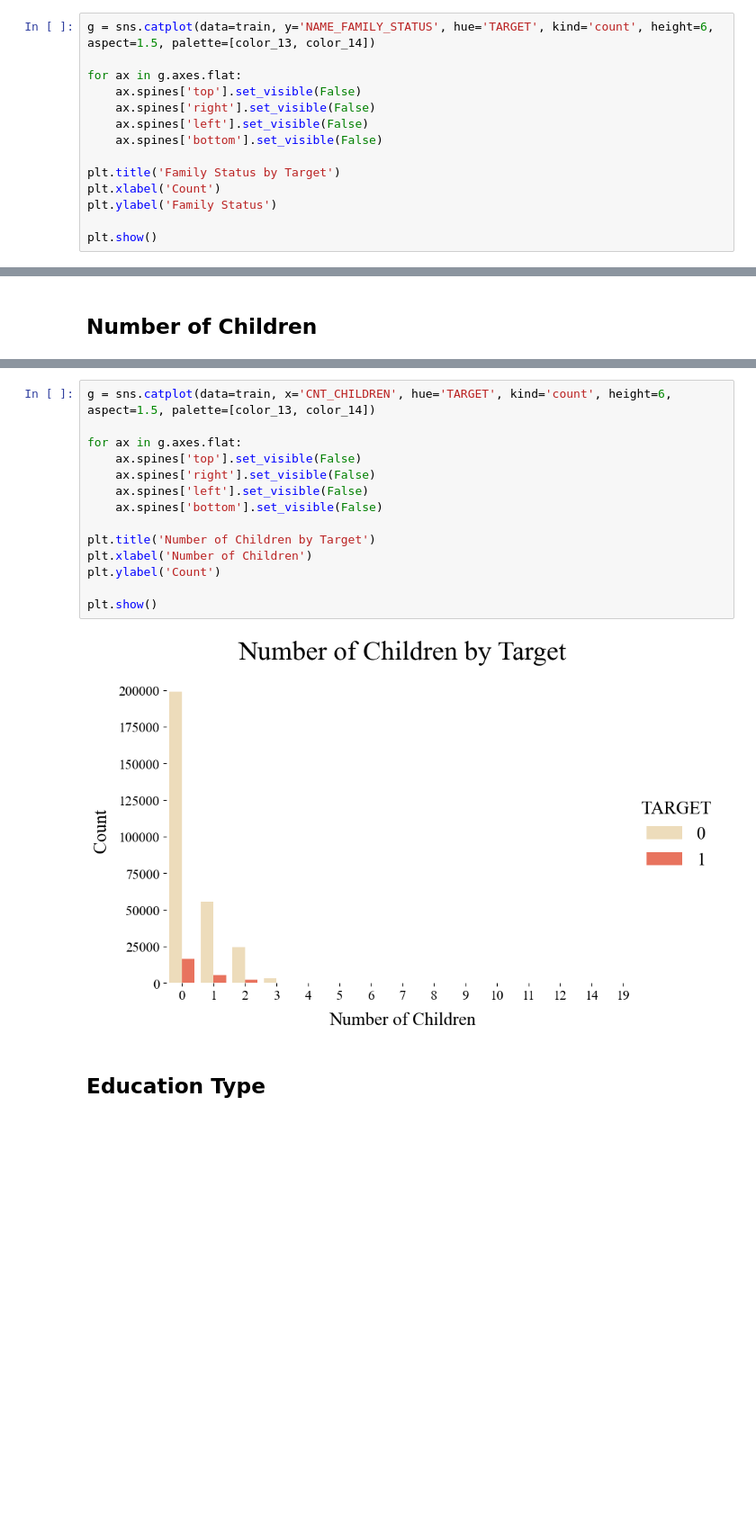
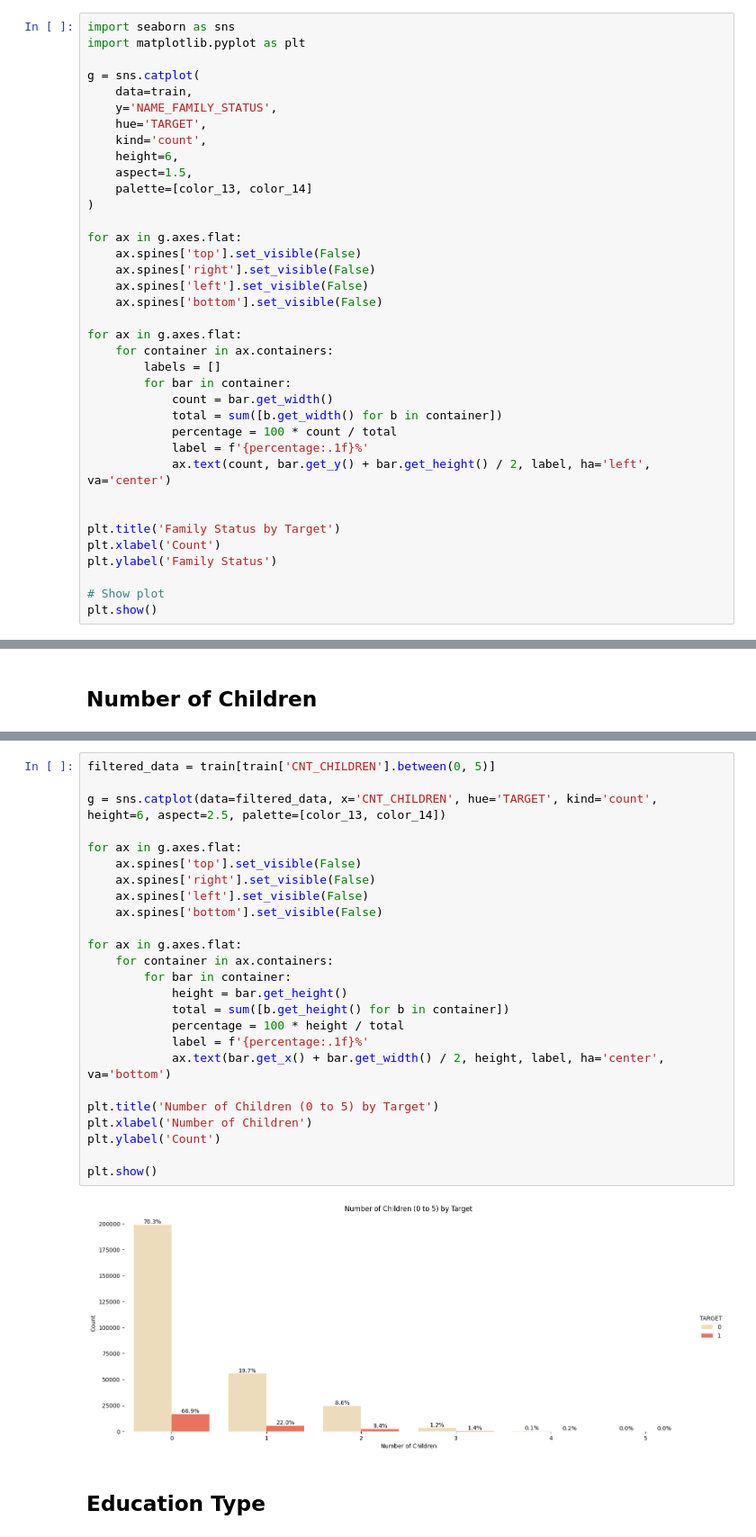
Before and after one commit to KevinNourian/Risk, a Jupyter notebook: Risk/3.0 EDA.ipynb, the cells around one changed output, grey strips where cells are left out. Shown at 90% size. Cells and saved outputs as stored; diff of their text form; blank space fills up the shorter version.

```diff
--- a/Risk/3.0 EDA.ipynb
+++ b/Risk/3.0 EDA.ipynb
@@ -204,5 +238,16 @@ plt.legend();
 # %%
-g = sns.catplot(data=train, y='NAME_FAMILY_STATUS', hue='TARGET', kind='count', height=6, aspect=1.5, palette=[color_13, color_14])
+import seaborn as sns
+import matplotlib.pyplot as plt
+
+g = sns.catplot(
+    data=train,
+    y='NAME_FAMILY_STATUS',
+    hue='TARGET',
+    kind='count',
+    height=6,
+    aspect=1.5,
+    palette=[color_13, color_14]
+)
 
 for ax in g.axes.flat:
     ax.spines['top'].set_visible(False)
@@ -210,9 +255,21 @@ for ax in g.axes.flat:
     ax.spines['left'].set_visible(False)
     ax.spines['bottom'].set_visible(False)
 
+for ax in g.axes.flat:
+    for container in ax.containers:
+        labels = []
+        for bar in container:
+            count = bar.get_width()
+            total = sum([b.get_width() for b in container])
+            percentage = 100 * count / total
+            label = f'{percentage:.1f}%'
+            ax.text(count, bar.get_y() + bar.get_height() / 2, label, ha='left', va='center')
+
+
 plt.title('Family Status by Target')
 plt.xlabel('Count')
 plt.ylabel('Family Status')
 
+# Show plot
 plt.show()
 # %% [output]
@@ -224,19 +281,30 @@ plt.show()
 # %%
-g = sns.catplot(data=train, x='CNT_CHILDREN', hue='TARGET', kind='count', height=6, aspect=1.5, palette=[color_13, color_14])
+filtered_data = train[train['CNT_CHILDREN'].between(0, 5)]
+
+g = sns.catplot(data=filtered_data, x='CNT_CHILDREN', hue='TARGET', kind='count', height=6, aspect=2.5, palette=[color_13, color_14])
 
 for ax in g.axes.flat:
     ax.spines['top'].set_visible(False)
     ax.spines['right'].set_visible(False)
     ax.spines['left'].set_visible(False)
     ax.spines['bottom'].set_visible(False)
 
-plt.title('Number of Children by Target')
+for ax in g.axes.flat:
+    for container in ax.containers:
+        for bar in container:
+            height = bar.get_height()
+            total = sum([b.get_height() for b in container])
+            percentage = 100 * height / total
+            label = f'{percentage:.1f}%'
+            ax.text(bar.get_x() + bar.get_width() / 2, height, label, ha='center', va='bottom')
+
+plt.title('Number of Children (0 to 5) by Target')
 plt.xlabel('Number of Children')
 plt.ylabel('Count')
 
 plt.show()
 # %% [output]
-[figure, old version]
+[figure, new version]
 # %% [markdown]
 ## **Education Type**
 # %% [markdown]
```
Also changed, not shown: parts of 17 cells of this notebook, 20 other files.
